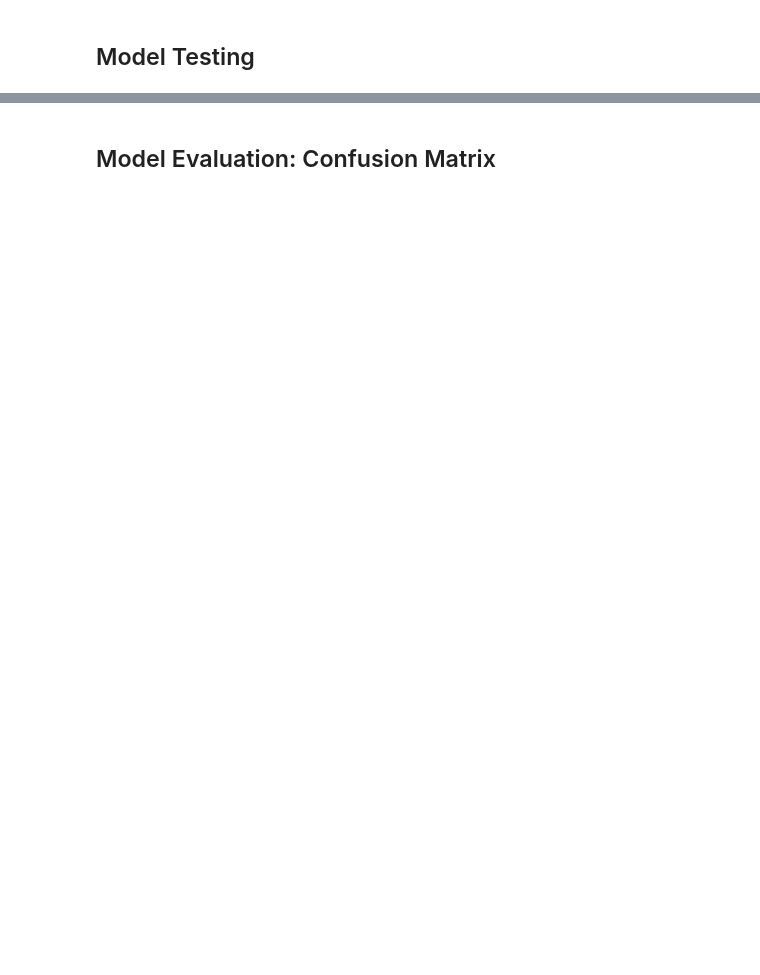
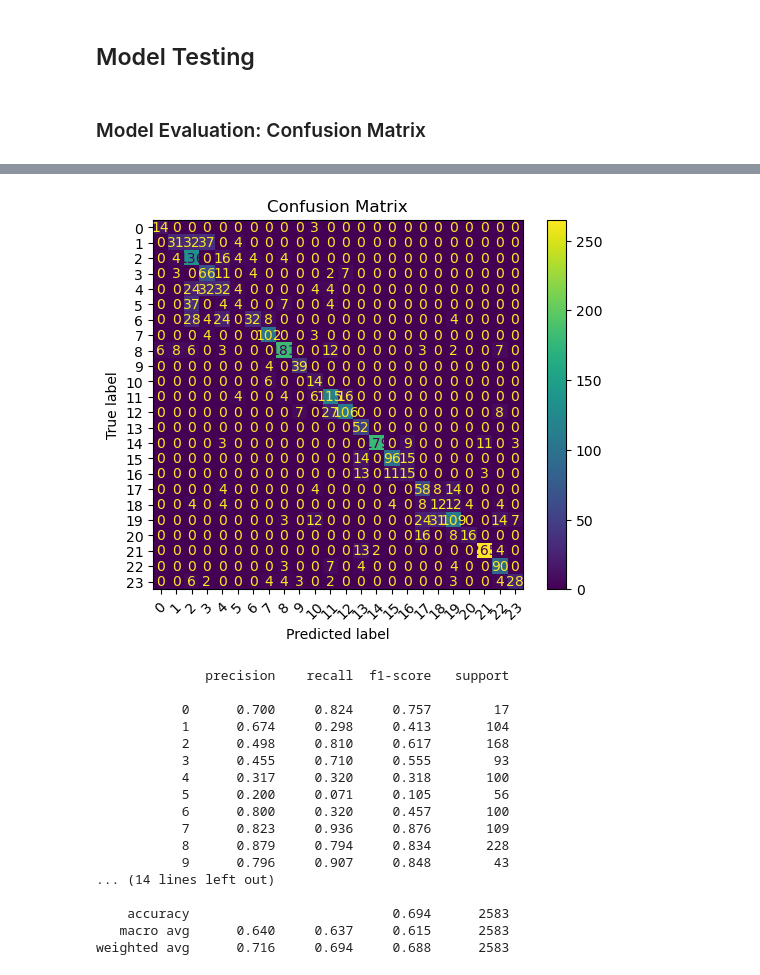
Before and after one commit to amelialon/IT1244-Final-Project, a Jupyter notebook: Proj.ipynb, the cells around one changed output, grey strips where cells are left out. Saved outputs shown, nothing was run; the diff lists cells and outputs as text; code cells hidden in the pictures; blank space fills up the shorter version.

```diff
--- a/Proj.ipynb
+++ b/Proj.ipynb
@@ -484,12 +514,19 @@ plt.show()
 # %% [markdown]
 ## Model Testing
+# %% [markdown]
+### Model Evaluation: Confusion Matrix
 # %%
-# TESTING
+from sklearn.metrics import confusion_matrix, ConfusionMatrixDisplay, classification_report
+
+y_true = []
+y_pred = []
+
+model.eval()
+test_loss = 0.0
+correct = 0
+total = 0
+
 with torch.no_grad():
-    correct = 0
-    total = 0
-    test_loss = 0.0
-
     for images, labels in test_loader:
         images = images.to(device)
         labels = labels.to(device)
@@ -498,14 +535,27 @@ with torch.no_grad():
         loss = criterion(outputs, labels)
         test_loss += loss.item()
 
-        _, predicted = torch.max(outputs.data, 1)
+        _, predicted = torch.max(outputs, 1)
         total += labels.size(0)
         correct += (predicted == labels).sum().item()
 
+        y_true.extend(labels.cpu().numpy())
+        y_pred.extend(predicted.cpu().numpy())
+
+# Final metrics
 avg_test_loss = test_loss / len(test_loader)
 test_accuracy = 100 * correct / total
 
-
 print(f"\nTest Loss: {avg_test_loss:.4f}")
 print(f"Test Accuracy: {test_accuracy:.2f}%")
+
+# Confusion matrix
+cm = confusion_matrix(y_true, y_pred)
+disp = ConfusionMatrixDisplay(confusion_matrix=cm)
+disp.plot(xticks_rotation=45)
+plt.title("Confusion Matrix")
+plt.show()
+
+# Classification report
+print(classification_report(y_true, y_pred, digits=3))
 # %% [output]
@@ -514,2 +564,18 @@ Test Accuracy: 53.77%
+[figure, added]
+              precision    recall  f1-score   support
+
+           0      0.700     0.824     0.757        17
+           1      0.674     0.298     0.413       104
+           2      0.498     0.810     0.617       168
+           3      0.455     0.710     0.555        93
+           4      0.317     0.320     0.318       100
+           5      0.200     0.071     0.105        56
+           6      0.800     0.320     0.457       100
+           7      0.823     0.936     0.876       109
+           8      0.879     0.794     0.834       228
+           9      0.796     0.907     0.848        43
+... (14 lines left out)
+
+    accuracy                          0.694      2583
+   macro avg      0.640     0.637     0.615      2583
+weighted avg      0.716     0.694     0.688      2583
-# %% [markdown]
-## Model Evaluation: Confusion Matrix
```
Also changed, not shown: parts of 15 cells of this notebook.
